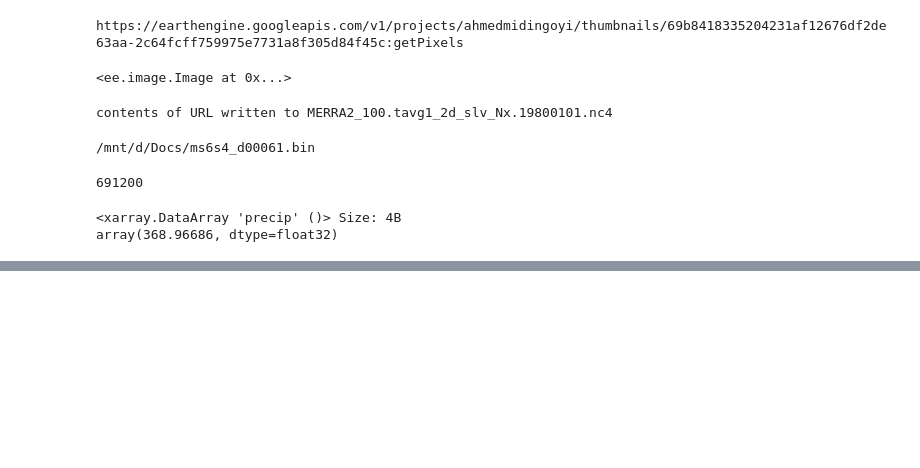
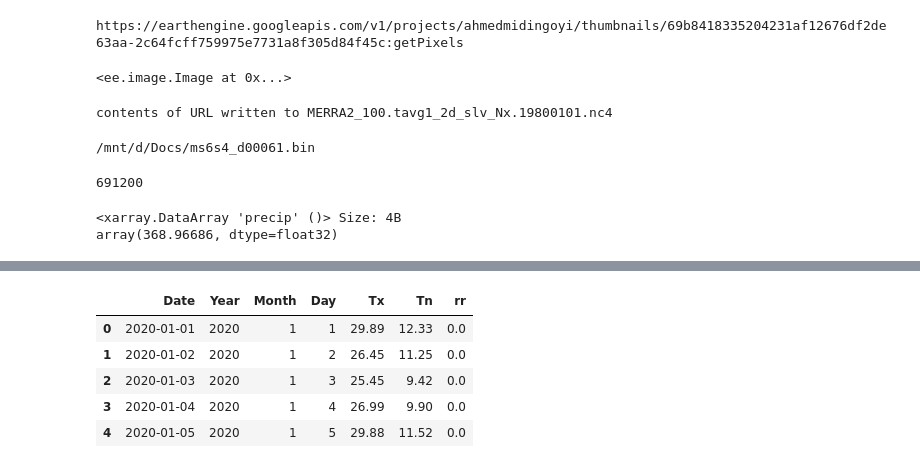
Before and after one commit to cyrillemidingoyi/agrometflow, a Jupyter notebook: notebooks/pipeline.ipynb, the cells around one changed output, grey strips where cells are left out. Cells and saved outputs as stored; diff of their text form; code cells hidden in the pictures; blank space fills up the shorter version.

```diff
--- a/notebooks/pipeline.ipynb
+++ b/notebooks/pipeline.ipynb
@@ -232,3 +252,88 @@ da.max()
 # %% [output]
 <xarray.DataArray 'precip' ()> Size: 4B
 array(368.96686, dtype=float32)
+# %%
+# Add quality control on POWER CSV
+from pathlib import Path
+import pandas as pd
+from agrometflow.dataquality.qc import run_qc_pipeline
+
+# 1) Locate input CSV
+candidate_paths = [
+    Path("data/climate/power/power_20200101_20201231.csv")
+]
+
+csv_path = next((p for p in candidate_paths if p.exists()), None)
+if csv_path is None:
+    raise FileNotFoundError("POWER CSV not found. Update candidate_paths in this cell.")
+
+# 2) Load and create/normalize date columns
+clim_df = pd.read_csv(csv_path)
+
+def parse_date_column(series: pd.Series) -> pd.Series:
+    s = series.astype(str).str.strip()
+    # If value looks like YYYYMMDD (e.g., 20200131), parse explicitly.
+    ymd_mask = s.str.fullmatch(r"\d{8}")
+    out = pd.to_datetime(pd.Series([pd.NaT] * len(s), index=s.index))
+    if ymd_mask.any():
+        out.loc[ymd_mask] = pd.to_datetime(s.loc[ymd_mask], format="%Y%m%d", errors="coerce")
+    if (~ymd_mask).any():
+        out.loc[~ymd_mask] = pd.to_datetime(s.loc[~ymd_mask], errors="coerce")
+    return out
+
+if "Date" in clim_df.columns:
+    date_series = parse_date_column(clim_df["Date"])
+elif "date" in clim_df.columns:
+    date_series = parse_date_column(clim_df["date"])
+else:
+    # Build date from Year/Month/Day if date column is absent
+    needed = {"Year", "Month", "Day"}
+    if not needed.issubset(set(clim_df.columns)):
+        raise ValueError("Input must contain either Date/date or Year, Month, Day columns")
+    date_series = pd.to_datetime(
+        dict(
+            year=pd.to_numeric(clim_df["Year"], errors="coerce"),
+            month=pd.to_numeric(clim_df["Month"], errors="coerce"),
+            day=pd.to_numeric(clim_df["Day"], errors="coerce"),
+        ),
+        errors="coerce",
+    )
+
+clim_df["Date"] = date_series
+clim_df["Year"] = clim_df["Date"].dt.year
+clim_df["Month"] = clim_df["Date"].dt.month
+clim_df["Day"] = clim_df["Date"].dt.day
+
+# Remove rows with invalid dates
+clim_df = clim_df.dropna(subset=["Date", "Year", "Month", "Day"]).copy()
+clim_df[["Year", "Month", "Day"]] = clim_df[["Year", "Month", "Day"]].astype(int)
+
+# 3) Map POWER variable names to QC variable names when present
+rename_map = {
+    "TMAX": "Tx",
+    "TMIN": "Tn",
+    "PR": "rr",
+}
+for src, dst in rename_map.items():
+    if src in clim_df.columns and dst not in clim_df.columns:
+        clim_df[dst] = pd.to_numeric(clim_df[src], errors="coerce")
+
+# 4) Run QC on available mapped variables
+qc_vars = [v for v in ["Tx", "Tn", "rr"] if v in clim_df.columns]
+if not qc_vars:
+    raise ValueError("No QC variables found. Expected at least one of: Tx, Tn, rr")
+
+qc_result = run_qc_pipeline(
+    clim_df,
+    station_id="power_station",
+    frequency="daily",
+    variable_cols=qc_vars,
+    units_map={"Tx": "C", "Tn": "C", "rr": "mm"},
+    outpath=Path("notebooks/data/qc")
+)
+
+print(f"Input file: {csv_path}")
+print(f"Variables QC: {qc_vars}")
+display(clim_df[["Date", "Year", "Month", "Day"] + qc_vars].head())
+display(qc_result["summary"])
+# %% [output]
@@ -234,0 +342,6 @@ array(368.96686, dtype=float32)
+|  | Date | Year | Month | Day | Tx | Tn | rr |
+| 0 | 2020-01-01 | 2020 | 1 | 1 | 29.89 | 12.33 | 0.0 |
+| 1 | 2020-01-02 | 2020 | 1 | 2 | 26.45 | 11.25 | 0.0 |
+| 2 | 2020-01-03 | 2020 | 1 | 3 | 25.45 | 9.42 | 0.0 |
+| 3 | 2020-01-04 | 2020 | 1 | 4 | 26.99 | 9.90 | 0.0 |
+| 4 | 2020-01-05 | 2020 | 1 | 5 | 29.88 | 11.52 | 0.0 |
```
Also changed, not shown: parts of 7 cells of this notebook, 12 other files.
